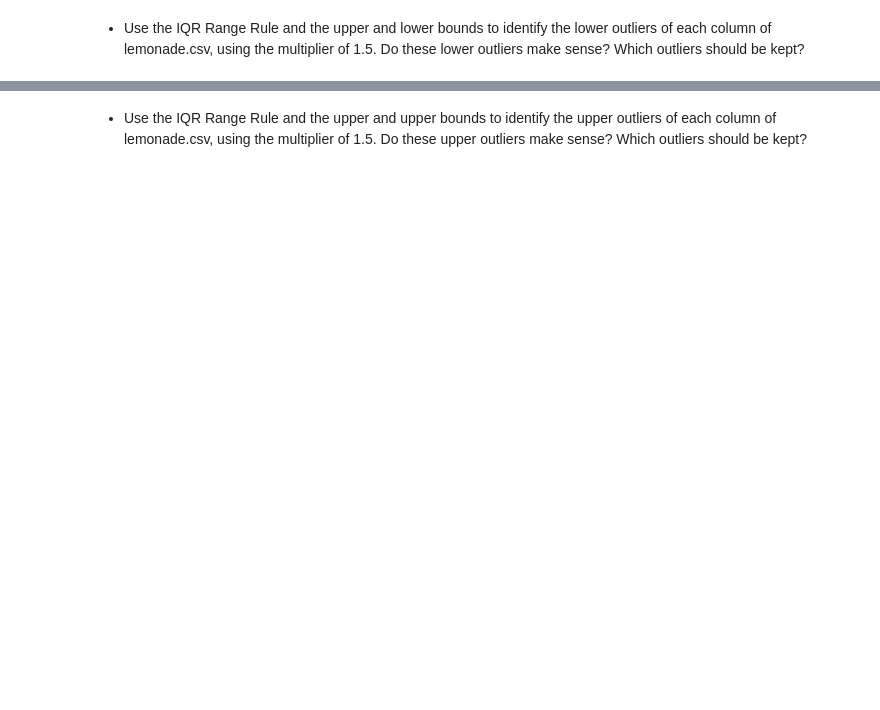
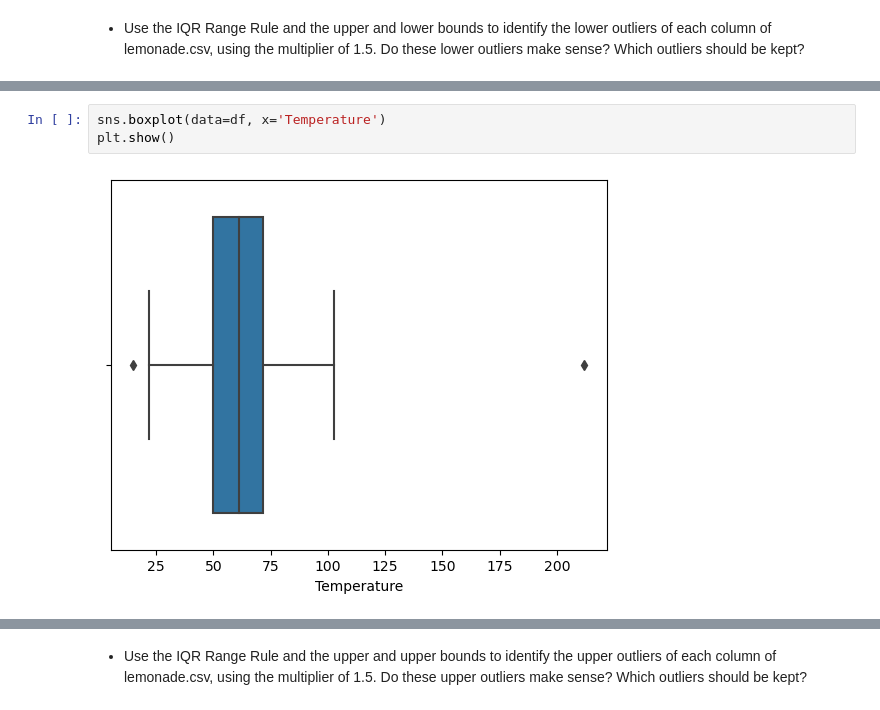
Before and after one commit to manuel-salazar1/anomaly-detection-exercises, a Jupyter notebook: continuous_probabilistic_methods.ipynb, the cells around one changed output, grey strips where cells are left out. Saved outputs shown, nothing was run; the diff lists cells and outputs as text; blank space fills up the shorter version.

```diff
--- a/continuous_probabilistic_methods.ipynb
+++ b/continuous_probabilistic_methods.ipynb
@@ -30,0 +145,5 @@ df.head()
+# %%
+sns.boxplot(data=df, x='Temperature')
+plt.show()
+# %% [output]
+[figure, added]
```
Also changed, not shown: parts of 38 cells of this notebook, 1 other file.
